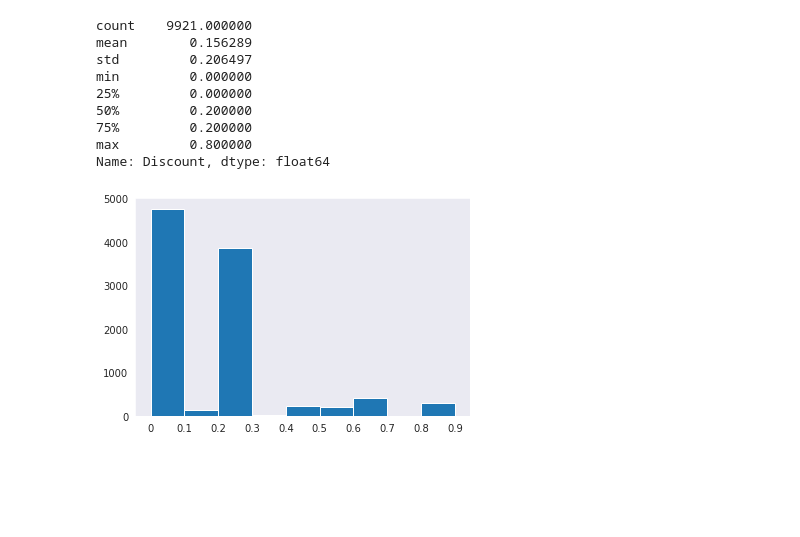
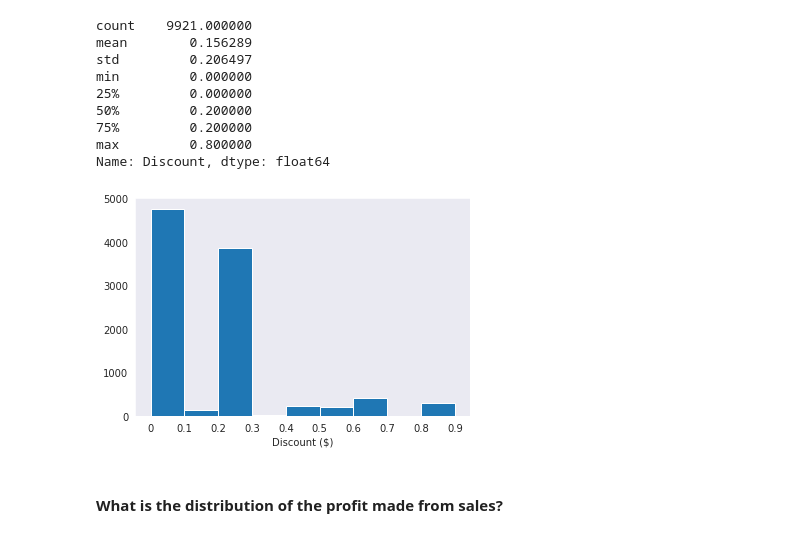
Before and after one commit to Dee-nDee/SuperStore_Data_Analysis, a Jupyter notebook: SuperStore.ipynb, the cells around one changed output. Saved outputs shown, nothing was run; the diff lists cells and outputs as text; code cells hidden in the pictures; blank space fills up the shorter version.

Commit message:
feat: Profit Feature Exploration

```diff
--- a/SuperStore.ipynb
+++ b/SuperStore.ipynb
@@ -665,12 +665,16 @@ bin_edges = np.arange(0, 0.8 + 0.2, 0.1)
 # %%
 #visualize Discount
 plt.hist(data = samp_superstore, x = "Discount", bins = bin_edges);
 
 #create ticks
 ticks = [0, 0.1, 0.2, 0.3, 0.4, 0.5, 0.6, 0.7, 0.8, 0.9]
 labels = ["{}".format(tick) for tick in ticks]
 
-plt.xticks(ticks, labels);
+plt.xticks(ticks, labels)
+plt.xlabel("Discount ($)");
+
 plt.grid(False)
 # %% [output]
-[figure, old version]
+[figure, new version]
+# %% [markdown]
+#### What is the distribution of the profit made from sales?
```
Also changed, not shown: parts of 13 cells of this notebook.
